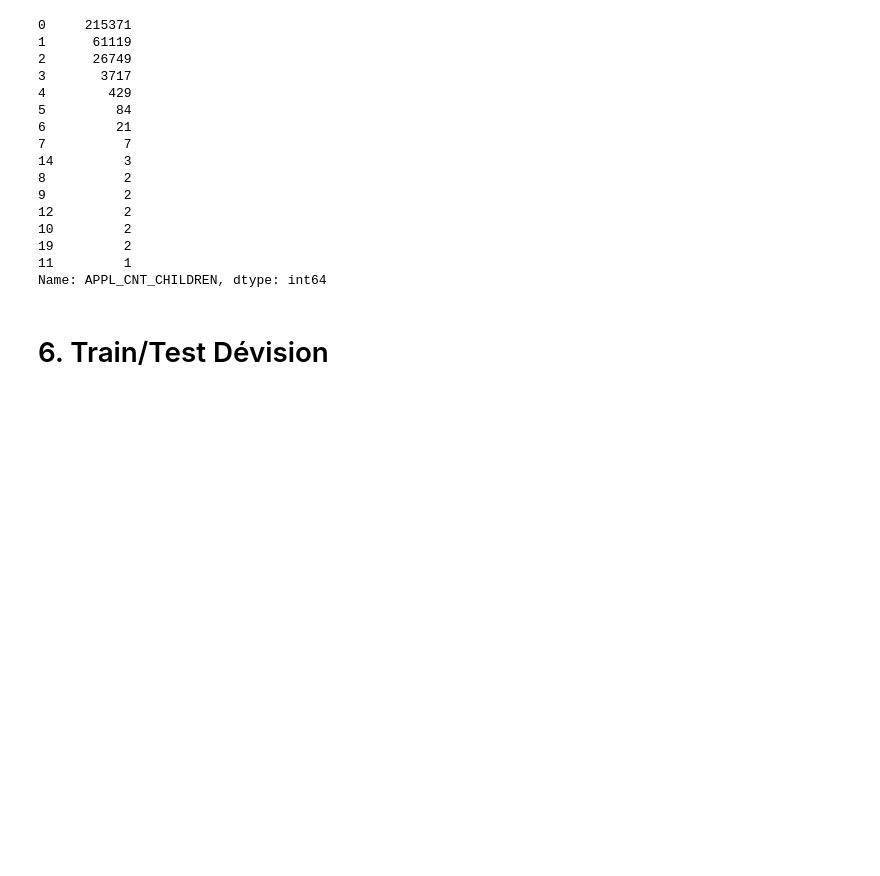
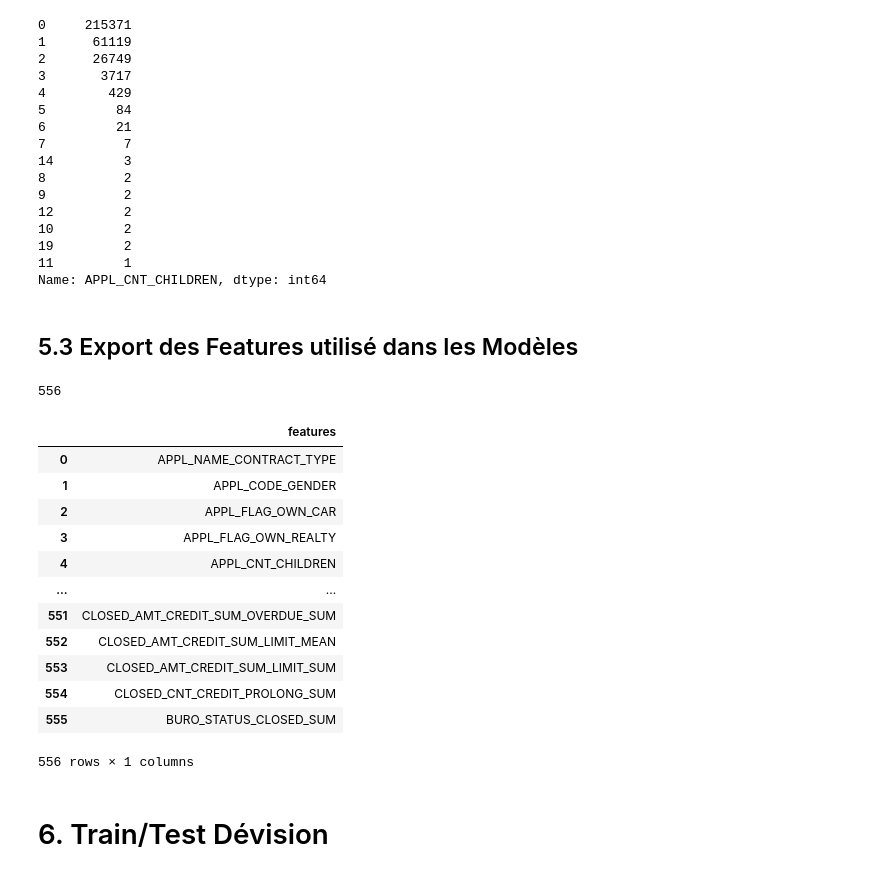
Before and after one commit to eva505/Project7, a Jupyter notebook: Notebooks/P7_02_models.ipynb, the cells around one changed output. Drawn from its saved outputs; the diff is of its cells as text; code cells hidden in the pictures; blank space fills up the shorter version.

```diff
--- a/Notebooks/P7_02_models.ipynb
+++ b/Notebooks/P7_02_models.ipynb
@@ -254,3 +302,10 @@ X.loc[select, 'APPL_CNT_CHILDREN'] = 5
 # %%
 select = X['APPL_CNT_FAM_MEMBERS'] >= 7
 X.loc[select, 'APPL_CNT_FAM_MEMBERS'] = 7
+# %% [markdown]
+## 5.3 Export des Features utilisé dans les Modèles
+# %%
+features_for_modeling = [col for col in X.columns if col not in X_to_drop]
+len(features_for_modeling)
+# %% [output]
+556
@@ -257,3 +319,23 @@ X.loc[select, 'APPL_CNT_FAM_MEMBERS'] = 7
+# %%
+PATH = os.path.dirname(os.getcwd())
+DATAFOLDER = '\\Data\\'
+filepath = PATH + DATAFOLDER
+filename = 'features.csv'
+pd.read_csv(filepath + filename).drop(columns=['Unnamed: 0'])
+# %% [output]
+|  | features |
+| 0 | APPL_NAME_CONTRACT_TYPE |
+| 1 | APPL_CODE_GENDER |
+| 2 | APPL_FLAG_OWN_CAR |
+| 3 | APPL_FLAG_OWN_REALTY |
+| 4 | APPL_CNT_CHILDREN |
+| ... | ... |
+| 551 | CLOSED_AMT_CREDIT_SUM_OVERDUE_SUM |
+| 552 | CLOSED_AMT_CREDIT_SUM_LIMIT_MEAN |
+| 553 | CLOSED_AMT_CREDIT_SUM_LIMIT_SUM |
+| 554 | CLOSED_CNT_CREDIT_PROLONG_SUM |
+| 555 | BURO_STATUS_CLOSED_SUM |
+556 rows × 1 columns
 # %% [markdown]
 # 6. Train/Test Dévision
 # %%
```
Also changed, not shown: parts of 32 cells of this notebook, 3 other files.
